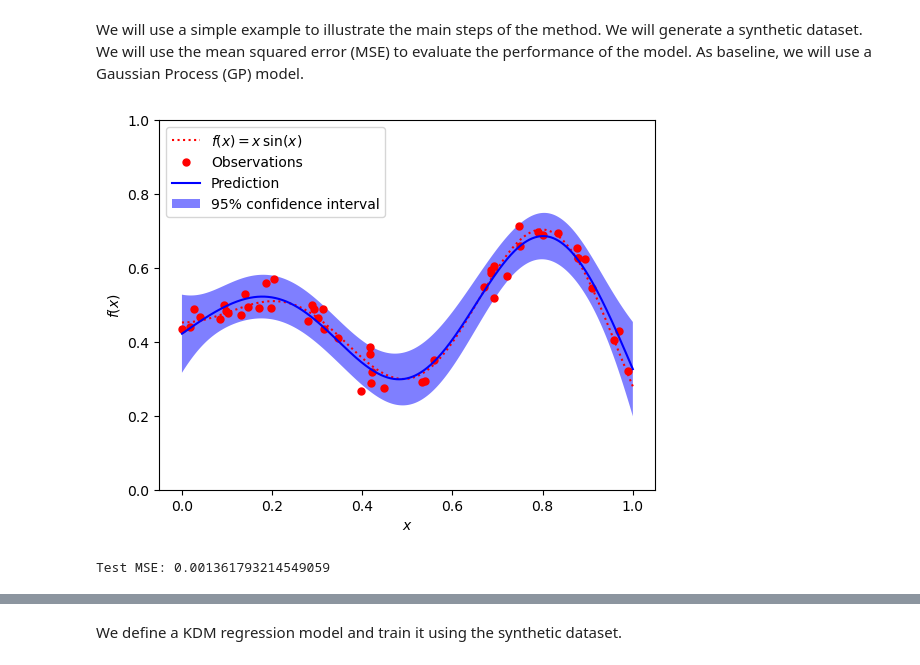
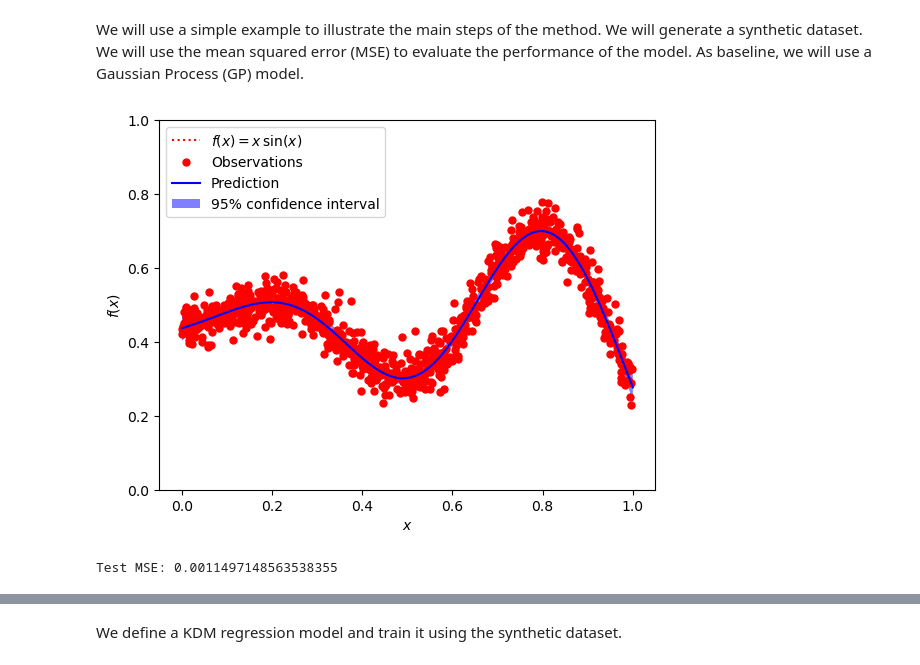
Before and after one commit to fagonzalezo/kdm, a Jupyter notebook: examples/kdm_regression.ipynb, the cells around one changed output, grey strips where cells are left out. Drawn from its saved outputs; the diff is of its cells as text; code cells hidden in the pictures.

```diff
--- a/examples/kdm_regression.ipynb
+++ b/examples/kdm_regression.ipynb
@@ -34,7 +34,7 @@ from matplotlib import pyplot as pl
 
 np.random.seed(1)
 
-num_train_samples = 50
+num_train_samples = 1000
 
 def f(x):
     """The function to predict."""
@@ -61,32 +61,32 @@ y_train, y_test = y[:num_train_samples, None], y[num_train_samples:, None]
 kernel = ConstantKernel(1.0, (1e-3, 1e3)) * RBF(10, (1e-2, 1e2))
 gp = GaussianProcessRegressor(kernel=kernel, alpha= 0.01,# dy ** 2,
                               n_restarts_optimizer=10)
 
 # Fit to data using Maximum Likelihood Estimation of the parameters
 gp.fit(X_train, y_train)
 
 # Make the prediction on the meshed x-axis (ask for MSE as well)
 y_pred, sigma = gp.predict(x, return_std=True)
 
 # Plot the function, the prediction and the 95% confidence interval based on
 # the MSE
 plt.figure()
 plt.plot(x, scaler.transform(f(x)), 'r:', label=r'$f(x) = x\,\sin(x)$')
 plt.plot(X_train.ravel(), y_train, 'r.', markersize=10, label='Observations')
 plt.plot(x, y_pred, 'b-', label='Prediction')
 plt.fill_between(x[:,0], y_pred - 1.9600 * sigma, y_pred + 1.9600 * sigma,
          alpha=.5, fc='b', ec='None', label='95% confidence interval')
 
 plt.xlabel('$x$')
 plt.ylabel('$f(x)$')
 plt.ylim(0, 1)
 plt.legend(loc='upper left')
 
 plt.show()
 y_pred_test = gp.predict(X_test)
 from sklearn.metrics import mean_squared_error
 
 print(f"Test MSE: {mean_squared_error(y_test, y_pred_test)}")
 # %% [output]
-[figure, old version]
+[figure, new version]
-Test MSE: 0.001361793214549059
+Test MSE: 0.0011497148563538355
```
Also changed, not shown: parts of 4 cells of this notebook.
